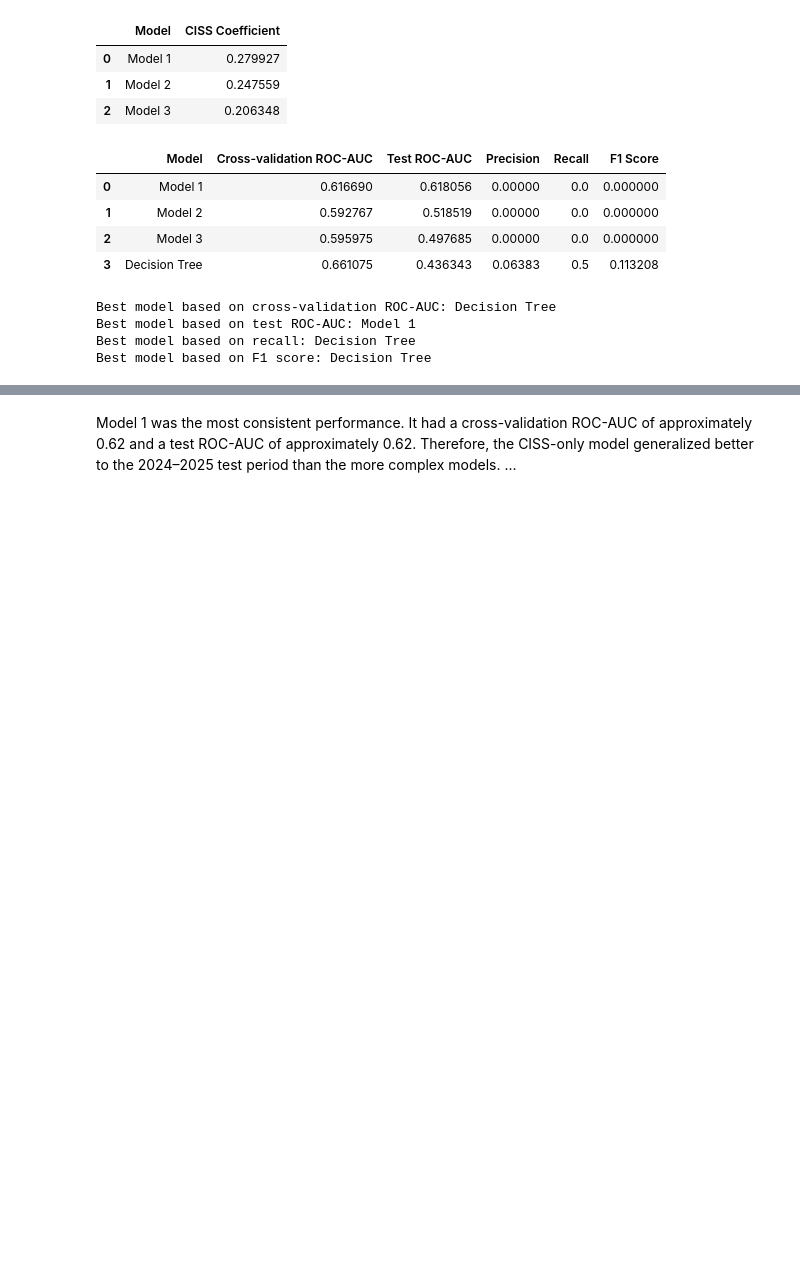
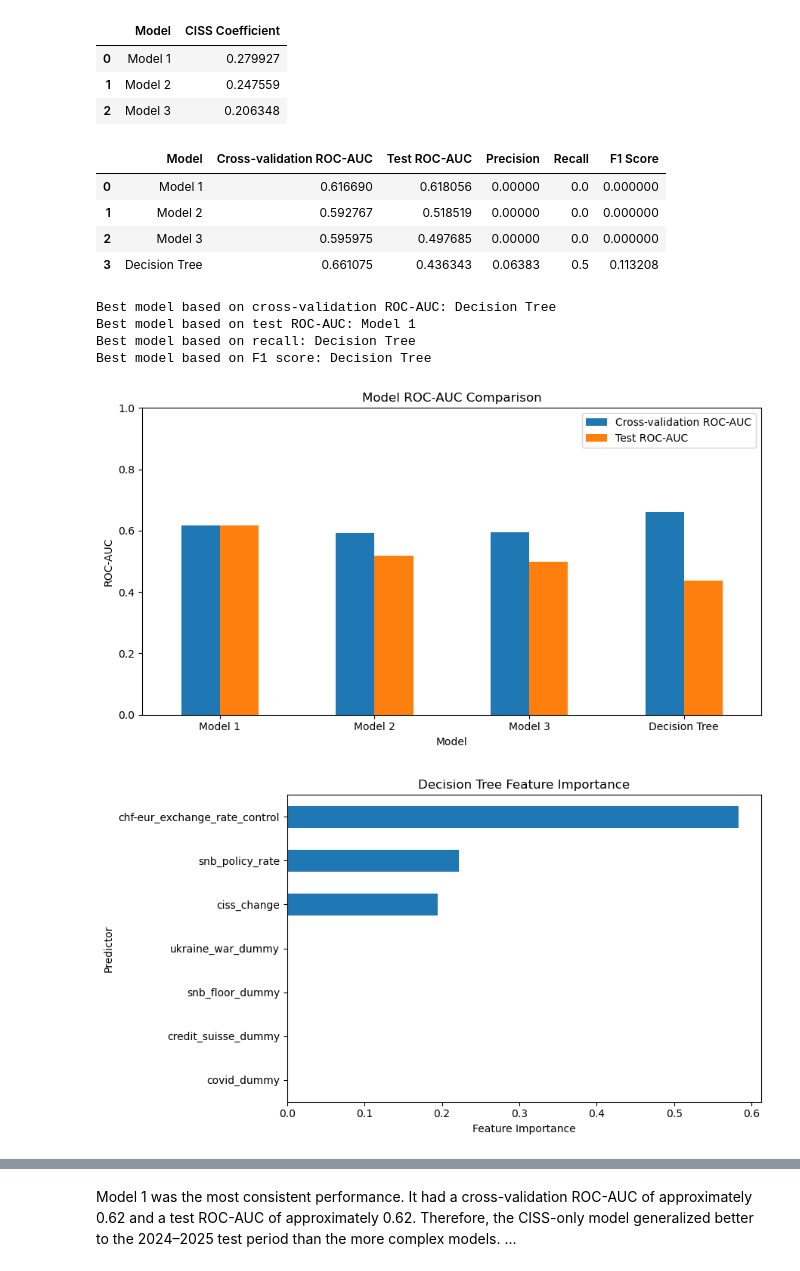
Before and after one commit to philippebvilliger/swiss-bank-risk-project, a Jupyter notebook: code/05_model.ipynb, the cells around one changed output, grey strips where cells are left out. Cells and saved outputs as stored; diff of their text form; code cells hidden in the pictures; blank space fills up the shorter version.

Commit message:
Finished the modelling file

```diff
--- a/code/05_model.ipynb
+++ b/code/05_model.ipynb
@@ -701,6 +701,9 @@ CISS coefficient in each model:
 | 1 | Model 2 | 0.247559 |
 | 2 | Model 3 | 0.206348 |
 # %%
+import matplotlib.pyplot as plt
+
+
 final_model_comparison = pd.DataFrame({"Model": ["Model 1", "Model 2", "Model 3", "Decision Tree"],
                                        "Cross-validation ROC-AUC": [model_1_cv_scores.mean(), model_2_cv_scores.mean(),
                                                                     model_3_cv_scores.mean(), tree_search.best_score_],
@@ -708,30 +711,69 @@ final_model_comparison = pd.DataFrame({"Model": ["Model 1", "Model 2", "Model 3"
                                        "Precision": [model_1_precision, model_2_precision, model_3_precision, decision_tree_precision],
                                        "Recall": [model_1_recall, model_2_recall, model_3_recall, decision_tree_recall],
                                        "F1 Score": [model_1_f1, model_2_f1, model_3_f1, decision_tree_f1]})
 
 display(final_model_comparison)
 
 
 best_cv_model = final_model_comparison.loc[final_model_comparison["Cross-validation ROC-AUC"].idxmax(), "Model"]
 
 best_test_roc_auc_model = final_model_comparison.loc[final_model_comparison["Test ROC-AUC"].idxmax(), "Model"]
 
 best_recall_model = final_model_comparison.loc[final_model_comparison["Recall"].idxmax(), "Model"]
 
 best_f1_model = final_model_comparison.loc[final_model_comparison["F1 Score"].idxmax(), "Model"]
 
 
 print("Best model based on cross-validation ROC-AUC:", best_cv_model)
 print("Best model based on test ROC-AUC:", best_test_roc_auc_model)
 print("Best model based on recall:", best_recall_model)
 print("Best model based on F1 score:", best_f1_model)
+
+roc_auc_comparison = final_model_comparison[["Model", "Cross-validation ROC-AUC", "Test ROC-AUC"]
+    ].set_index("Model")
+
+roc_auc_comparison.plot(kind="bar", figsize=(9, 5))
+
+plt.title("Model ROC-AUC Comparison")
+plt.ylabel("ROC-AUC")
+plt.xlabel("Model")
+plt.ylim(0, 1)
+plt.xticks(rotation=0)
+plt.legend(title="")
+plt.tight_layout()
+plt.show()
+
+tree_feature_importance = pd.DataFrame({"Predictor": X3_train.columns, "Importance": best_tree.feature_importances_})
+
+tree_feature_importance = tree_feature_importance.sort_values("Importance", ascending=True)
+
+tree_feature_importance.plot(x="Predictor", y="Importance", kind="barh", figsize=(9, 5), legend=False)
+
+plt.title("Decision Tree Feature Importance")
+plt.xlabel("Feature Importance")
+plt.ylabel("Predictor")
+plt.tight_layout()
+plt.show()
+
+model_3_coefficients_df = model_3_coefficients_df.sort_values("Coefficient", ascending=True)
+
+model_3_coefficients_df.plot(x="Predictor", y="Coefficient", kind="barh", figsize=(9, 5), legend=False)
+
+plt.title("Model 3 Logistic Regression Coefficients")
+plt.xlabel("Coefficient")
+plt.ylabel("Predictor")
+plt.axvline(0)
+plt.tight_layout()
+plt.show()
 # %% [output]
 |  | Model | Cross-validation ROC-AUC | Test ROC-AUC | Precision | Recall | F1 Score |
 | 0 | Model 1 | 0.616690 | 0.618056 | 0.00000 | 0.0 | 0.000000 |
 | 1 | Model 2 | 0.592767 | 0.518519 | 0.00000 | 0.0 | 0.000000 |
 | 2 | Model 3 | 0.595975 | 0.497685 | 0.00000 | 0.0 | 0.000000 |
 | 3 | Decision Tree | 0.661075 | 0.436343 | 0.06383 | 0.5 | 0.113208 |
 Best model based on cross-validation ROC-AUC: Decision Tree
 Best model based on test ROC-AUC: Model 1
 Best model based on recall: Decision Tree
 Best model based on F1 score: Decision Tree
+[figure, added]
+[figure, added]
```
Also changed, not shown: parts of 1 cell of this notebook.
